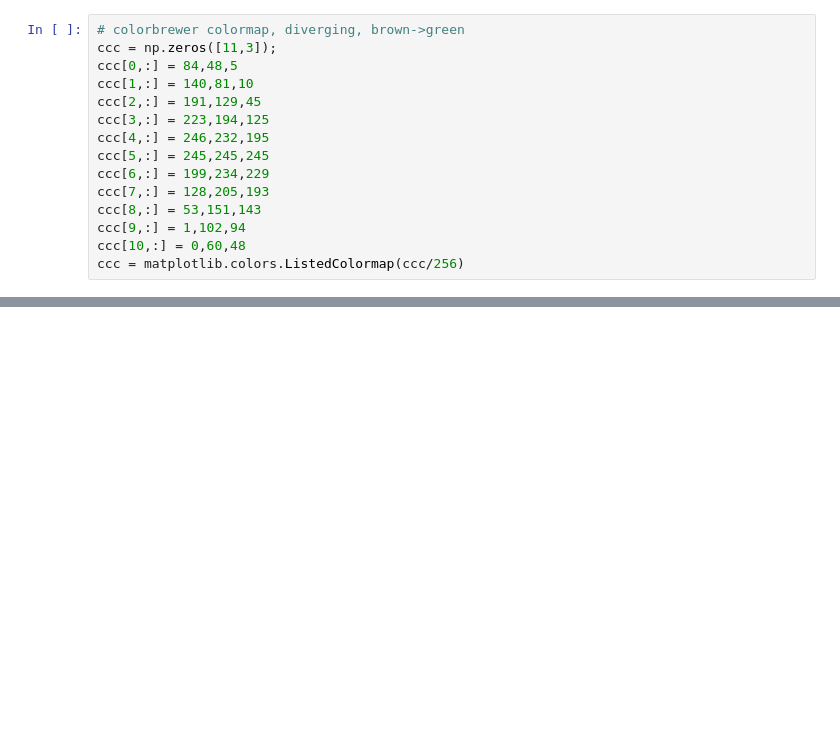
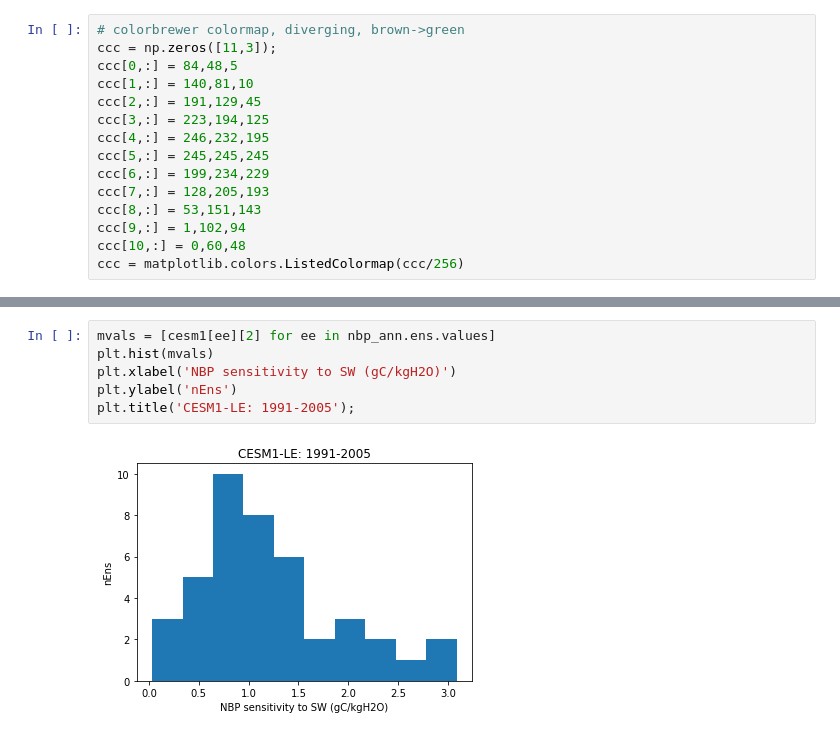
Before and after one commit to djk2120/TWSnbp, a Jupyter notebook: src/TWSnbp.ipynb, the cells around one changed output, grey strips where cells are left out. Saved outputs shown, nothing was run; the diff lists cells and outputs as text; blank space fills up the shorter version.

```diff
--- a/src/TWSnbp.ipynb
+++ b/src/TWSnbp.ipynb
@@ -353,0 +362,8 @@ def get_file(ee,model,field):
+# %%
+mvals = [cesm1[ee][2] for ee in nbp_ann.ens.values]
+plt.hist(mvals)
+plt.xlabel('NBP sensitivity to SW (gC/kgH2O)')
+plt.ylabel('nEns')
+plt.title('CESM1-LE: 1991-2005');
+# %% [output]
+[figure, added]
```
Also changed, not shown: parts of 104 cells of this notebook.
